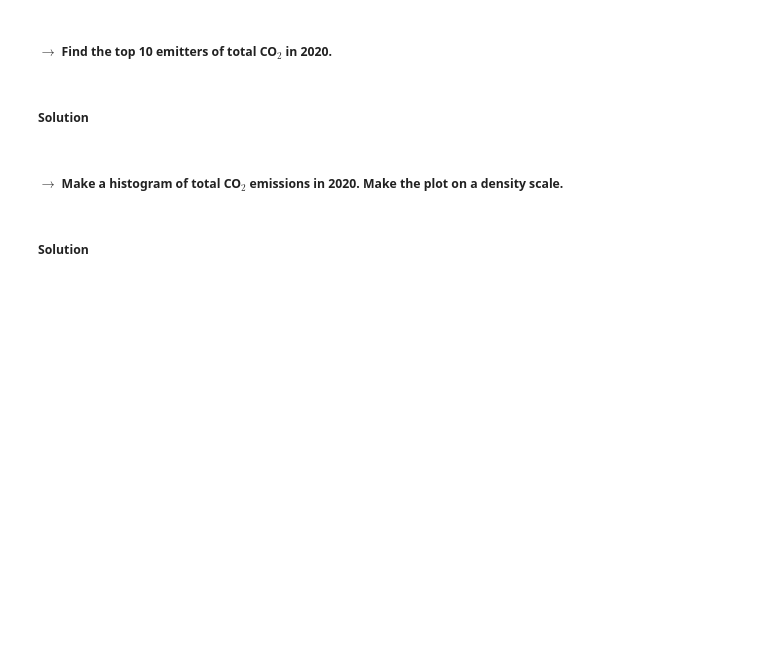
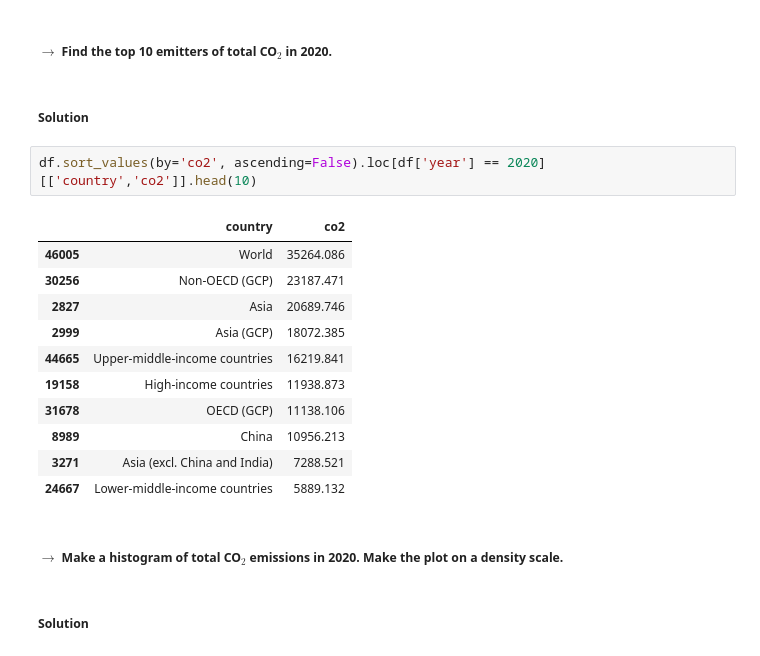
Before and after one commit to KetsiaKay/co2-emission, a Jupyter notebook: KETSIA_MATH_2315_Lab_1.ipynb, the cells around one changed output. Drawn from its saved outputs; the diff is of its cells as text; blank space fills up the shorter version.

```diff
--- a/KETSIA_MATH_2315_Lab_1.ipynb
+++ b/KETSIA_MATH_2315_Lab_1.ipynb
@@ -74,6 +130,20 @@ Remove the rows corresponding to the non-countries.
 ##### $\rightarrow$ Find the top 10 emitters of total CO$_2$ in 2020.
 # %% [markdown]
 ##### Solution
+# %%
+df.sort_values(by='co2', ascending=False).loc[df['year'] == 2020][['country','co2']].head(10)
+# %% [output]
+|  | country | co2 |
+| 46005 | World | 35264.086 |
+| 30256 | Non-OECD (GCP) | 23187.471 |
+| 2827 | Asia | 20689.746 |
+| 2999 | Asia (GCP) | 18072.385 |
+| 44665 | Upper-middle-income countries | 16219.841 |
+| 19158 | High-income countries | 11938.873 |
+| 31678 | OECD (GCP) | 11138.106 |
+| 8989 | China | 10956.213 |
+| 3271 | Asia (excl. China and India) | 7288.521 |
+| 24667 | Lower-middle-income countries | 5889.132 |
 # %% [markdown]
 ##### $\rightarrow$ Make a histogram of total CO$_2$ emissions in 2020. Make the plot on a density scale.
 # %% [markdown]
```
Also changed, not shown: parts of 7 cells of this notebook.
